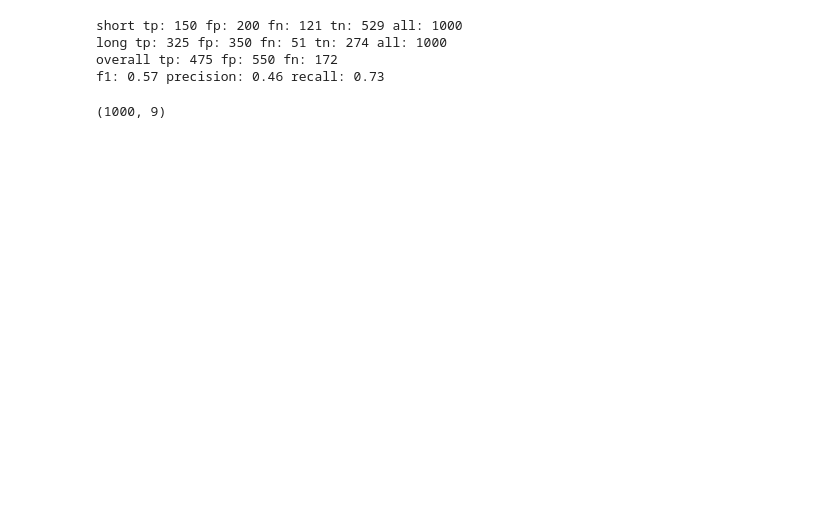
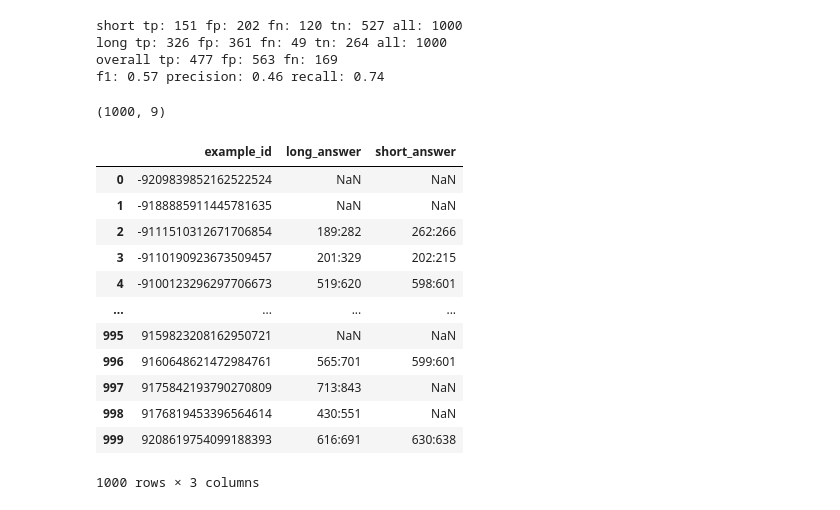
Before and after one commit to prohor33/tf2-question-answering, a Jupyter notebook: my/compute_score.ipynb, the cells around one changed output. Cells and saved outputs as stored; diff of their text form; code cells hidden in the pictures; blank space fills up the shorter version.

```diff
--- a/my/compute_score.ipynb
+++ b/my/compute_score.ipynb
@@ -37,7 +37,7 @@ def compute_score(gold_nq_jsonl_path, answers_csv_path, tqdm=None):
         short_answer = row['short_answer']
         short_answers_gold = gold_answer['short_answers']
         yes_no_answer_gold = gold_answer['yes_no_answer']
-        short_answer_score = row['short_answer_score']
+        #short_answer_score = row['short_answer_score']
         is_short_fp = False
         is_long_fp = False
 #         print('short_answer:', short_answer)
@@ -45,7 +45,8 @@ def compute_score(gold_nq_jsonl_path, answers_csv_path, tqdm=None):
 #         print('yes_no_answer_gold:', yes_no_answer_gold)
 
         if short_answer == 'YES' or short_answer == 'NO':
-            ok = short_answer == yes_no_answer_gold
+            # Check for empty gold short answer, otherwise it should be SHORT
+            ok = short_answer == yes_no_answer_gold and len(short_answers_gold) == 0
             tp_short += ok
             fp_short += not ok
             is_short_fp = not ok
@@ -53,8 +54,11 @@ def compute_score(gold_nq_jsonl_path, answers_csv_path, tqdm=None):
         elif isinstance(short_answer, str):
             assert(':' in short_answer)
             start_token, end_token = [int(x) for x in short_answer.split(':')]
-            short_answer_dict = collections.OrderedDict([('start_token', start_token), ('end_token', end_token)])
-            ok = short_answer_dict in short_answers_gold
+
+            ok = len(short_answers_gold) != 0 and \
+            start_token == short_answers_gold[0]['start_token'] and \
+            end_token == short_answers_gold[-1]['end_token']
+
             tp_short += ok
             fp_short += not ok
             is_short_fp = not ok
@@ -113,11 +117,29 @@ def compute_score(gold_nq_jsonl_path, answers_csv_path, tqdm=None):
 
 answers_csv_df = compute_score('../output/1k/nq-train-part.jsonl', '../output/test_answers_df_v1.csv')
 # %% [output]
-short tp: 150 fp: 200 fn: 121 tn: 529 all: 1000
-long tp: 325 fp: 350 fn: 51 tn: 274 all: 1000
-overall tp: 475 fp: 550 fn: 172
-f1: 0.57 precision: 0.46 recall: 0.73
+short tp: 151 fp: 202 fn: 120 tn: 527 all: 1000
+long tp: 326 fp: 361 fn: 49 tn: 264 all: 1000
+overall tp: 477 fp: 563 fn: 169
+f1: 0.57 precision: 0.46 recall: 0.74
 # %%
 answers_csv_df.shape
 # %% [output]
 (1000, 9)
+# %%
+answers_csv_df = pd.read_csv('../output/test_answers_df_v1.csv')
+# %%
+answers_csv_df
+# %% [output]
+|  | example_id | long_answer | short_answer |
+| 0 | -9209839852162522524 | NaN | NaN |
+| 1 | -9188885911445781635 | NaN | NaN |
+| 2 | -9111510312671706854 | 189:282 | 262:266 |
+| 3 | -9110190923673509457 | 201:329 | 202:215 |
+| 4 | -9100123296297706673 | 519:620 | 598:601 |
+| ... | ... | ... | ... |
+| 995 | 9159823208162950721 | NaN | NaN |
+| 996 | 9160648621472984761 | 565:701 | 599:601 |
+| 997 | 9175842193790270809 | 713:843 | NaN |
+| 998 | 9176819453396564614 | 430:551 | NaN |
+| 999 | 9208619754099188393 | 616:691 | 630:638 |
+1000 rows × 3 columns
```
Also changed, not shown: 1 other file.
